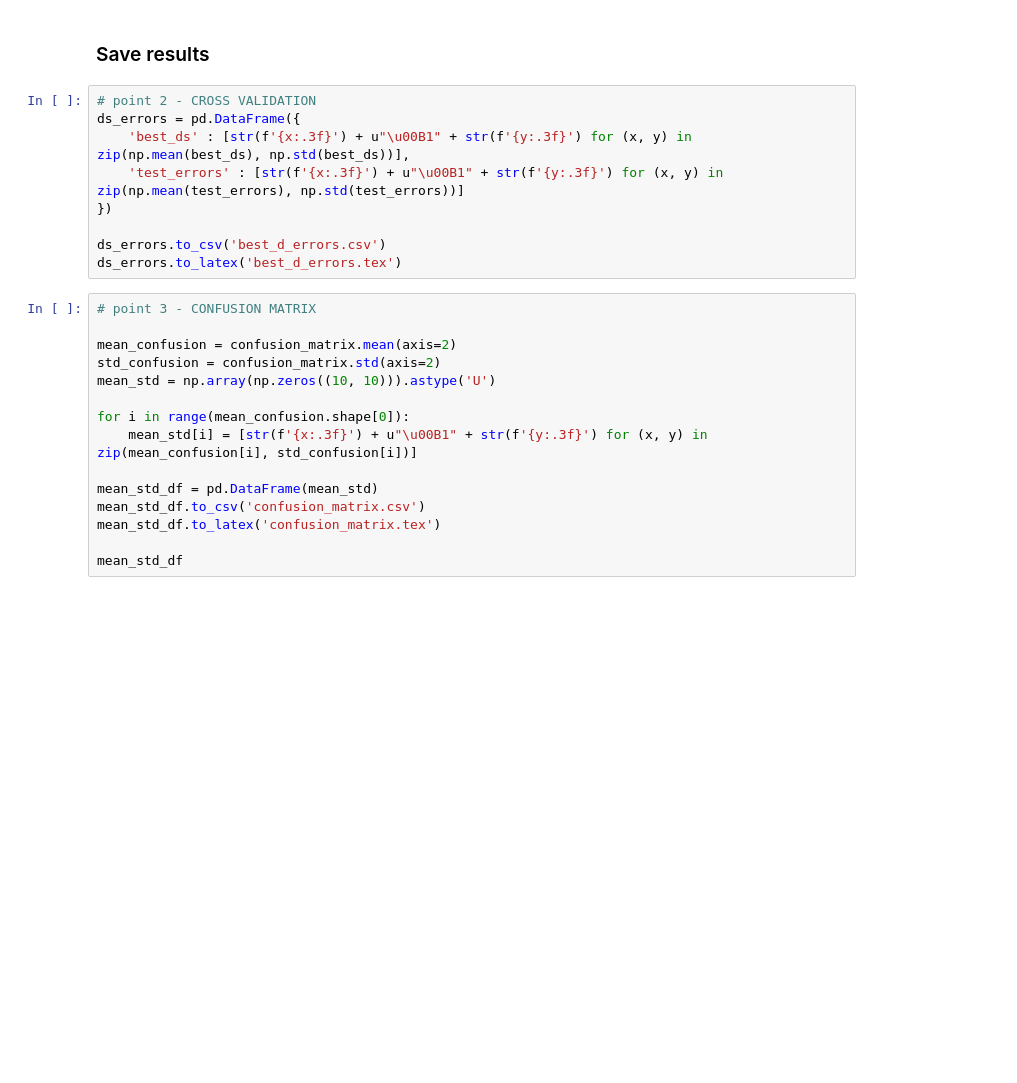
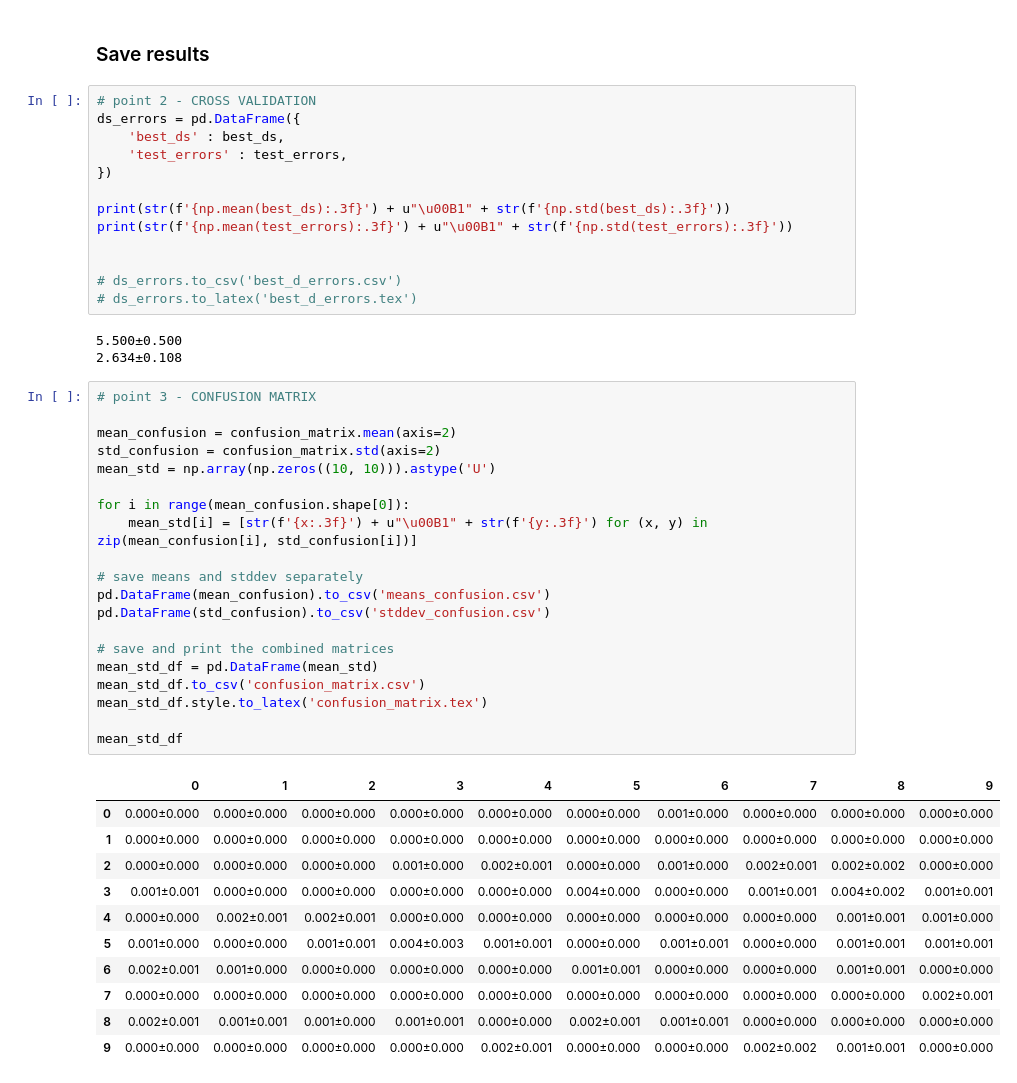
Before and after one commit to zcabbub/sl_cw2, a Jupyter notebook: code/new_cw2.ipynb, the cells around one changed output. Drawn from its saved outputs; the diff is of its cells as text; blank space fills up the shorter version.

```diff
--- a/code/new_cw2.ipynb
+++ b/code/new_cw2.ipynb
@@ -612,26 +636,50 @@ for run in range(2):
 # %%
 # point 2 - CROSS VALIDATION
 ds_errors = pd.DataFrame({
-    'best_ds' : [str(f'{x:.3f}') + u"\u00B1" + str(f'{y:.3f}') for (x, y) in zip(np.mean(best_ds), np.std(best_ds))],
-    'test_errors' : [str(f'{x:.3f}') + u"\u00B1" + str(f'{y:.3f}') for (x, y) in zip(np.mean(test_errors), np.std(test_errors))]
+    'best_ds' : best_ds,
+    'test_errors' : test_errors,
 })
 
-ds_errors.to_csv('best_d_errors.csv')
-ds_errors.to_latex('best_d_errors.tex')
+print(str(f'{np.mean(best_ds):.3f}') + u"\u00B1" + str(f'{np.std(best_ds):.3f}'))
+print(str(f'{np.mean(test_errors):.3f}') + u"\u00B1" + str(f'{np.std(test_errors):.3f}'))
+
+
+# ds_errors.to_csv('best_d_errors.csv')
+# ds_errors.to_latex('best_d_errors.tex')
+# %% [output]
+5.500±0.500
+2.634±0.108
 # %%
 # point 3 - CONFUSION MATRIX
 
 mean_confusion = confusion_matrix.mean(axis=2)
 std_confusion = confusion_matrix.std(axis=2)
 mean_std = np.array(np.zeros((10, 10))).astype('U')
 
 for i in range(mean_confusion.shape[0]):
     mean_std[i] = [str(f'{x:.3f}') + u"\u00B1" + str(f'{y:.3f}') for (x, y) in zip(mean_confusion[i], std_confusion[i])]
 
+# save means and stddev separately
+pd.DataFrame(mean_confusion).to_csv('means_confusion.csv')
+pd.DataFrame(std_confusion).to_csv('stddev_confusion.csv')
+
+# save and print the combined matrices
 mean_std_df = pd.DataFrame(mean_std)
 mean_std_df.to_csv('confusion_matrix.csv')
-mean_std_df.to_latex('confusion_matrix.tex')
+mean_std_df.style.to_latex('confusion_matrix.tex')
 
 mean_std_df
+# %% [output]
+|  | 0 | 1 | 2 | 3 | 4 | 5 | 6 | 7 | 8 | 9 |
+| 0 | 0.000±0.000 | 0.000±0.000 | 0.000±0.000 | 0.000±0.000 | 0.000±0.000 | 0.000±0.000 | 0.001±0.000 | 0.000±0.000 | 0.000±0.000 | 0.000±0.000 |
+| 1 | 0.000±0.000 | 0.000±0.000 | 0.000±0.000 | 0.000±0.000 | 0.000±0.000 | 0.000±0.000 | 0.000±0.000 | 0.000±0.000 | 0.000±0.000 | 0.000±0.000 |
+| 2 | 0.000±0.000 | 0.000±0.000 | 0.000±0.000 | 0.001±0.000 | 0.002±0.001 | 0.000±0.000 | 0.001±0.000 | 0.002±0.001 | 0.002±0.002 | 0.000±0.000 |
+| 3 | 0.001±0.001 | 0.000±0.000 | 0.000±0.000 | 0.000±0.000 | 0.000±0.000 | 0.004±0.000 | 0.000±0.000 | 0.001±0.001 | 0.004±0.002 | 0.001±0.001 |
+| 4 | 0.000±0.000 | 0.002±0.001 | 0.002±0.001 | 0.000±0.000 | 0.000±0.000 | 0.000±0.000 | 0.000±0.000 | 0.000±0.000 | 0.001±0.001 | 0.001±0.000 |
+| 5 | 0.001±0.000 | 0.000±0.000 | 0.001±0.001 | 0.004±0.003 | 0.001±0.001 | 0.000±0.000 | 0.001±0.001 | 0.000±0.000 | 0.001±0.001 | 0.001±0.001 |
+| 6 | 0.002±0.001 | 0.001±0.000 | 0.000±0.000 | 0.000±0.000 | 0.000±0.000 | 0.001±0.001 | 0.000±0.000 | 0.000±0.000 | 0.001±0.001 | 0.000±0.000 |
+| 7 | 0.000±0.000 | 0.000±0.000 | 0.000±0.000 | 0.000±0.000 | 0.000±0.000 | 0.000±0.000 | 0.000±0.000 | 0.000±0.000 | 0.000±0.000 | 0.002±0.001 |
+| 8 | 0.002±0.001 | 0.001±0.001 | 0.001±0.000 | 0.001±0.001 | 0.000±0.000 | 0.002±0.001 | 0.001±0.001 | 0.000±0.000 | 0.000±0.000 | 0.000±0.000 |
+| 9 | 0.000±0.000 | 0.000±0.000 | 0.000±0.000 | 0.000±0.000 | 0.002±0.001 | 0.000±0.000 | 0.000±0.000 | 0.002±0.002 | 0.001±0.001 | 0.000±0.000 |
 # %%
 import seaborn as sns
```
Also changed, not shown: parts of 15 cells of this notebook, 3 other files.
